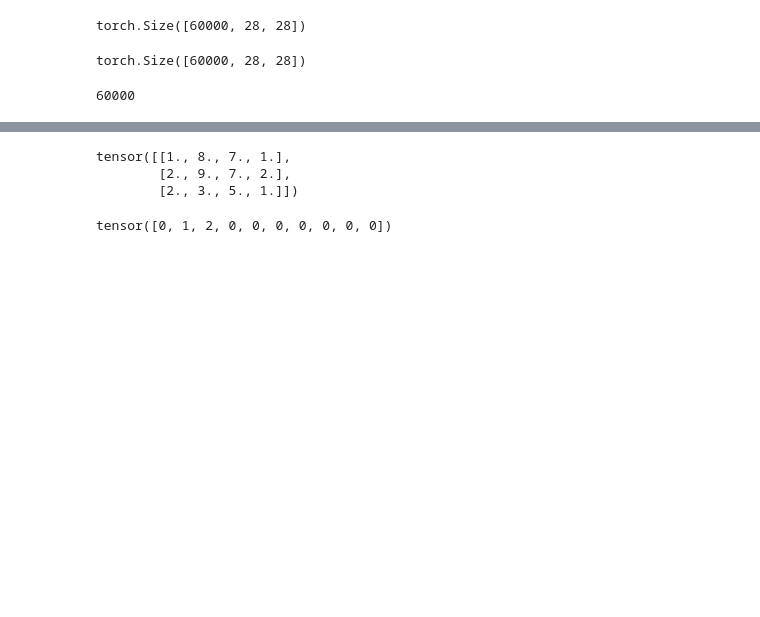
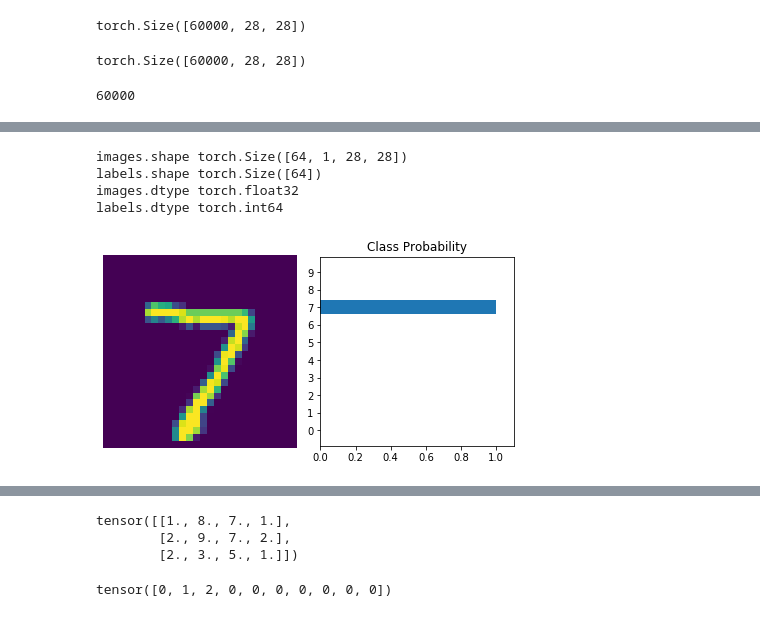
Before and after one commit to edgarinvillegas/private-ai, a Jupyter notebook: Section 1 - Differential Privacy.ipynb, the cells around one changed output, grey strips where cells are left out. Drawn from its saved outputs; the diff is of its cells as text; code cells hidden in the pictures; blank space fills up the shorter version.

```diff
--- a/Section 1 - Differential Privacy.ipynb
+++ b/Section 1 - Differential Privacy.ipynb
@@ -812,14 +822,10 @@ Epoch: 1/1  Training Loss: 1.162  Test Loss: 0.524  Test Accuracy: 0.831
 # %%
-n_testset = 10000
-
+n_testset = len(mnist_testset)
 with torch.no_grad():
-    #m = torch.zeros(len(models), len(trainloader))
-    #m = torch.tensor([]).long()
-    m = torch.zeros(len(models), n_testset).long()
-    print(m.shape)
+    private_label_matrix = torch.zeros(len(models), n_testset).long()
     for i in range(len(models)):
         model = models[i]
         predictions = model.predict_dataset(testloader)
-        m[i] = predictions
-    print(m.shape)
+        private_label_matrix[i] = predictions
+    print(private_label_matrix.shape)
 # %% [output]
@@ -864,0 +864,12 @@ tensor([2, 9, 7, 2])
+# %%
+from torch.utils.data import TensorDataset, DataLoader
+# mnist_testset.test_data.shape
+# torch.Size([10000, 28, 28])
+
+# images = mnist_testset.test_data.float().view(10000, 1, 28, 28) / 255
+images = mnist_testset.test_data.float() / 255
+
+dataset = TensorDataset(images, dp_labels.long())
+dploader = torch.utils.data.DataLoader(dataset, batch_size=64, shuffle=False)
+dpmodel = Classifier()
+dpmodel.train_and_test(dploader, testloader, 8)
@@ -864,0 +909,26 @@ tensor([2, 9, 7, 2])
+# %%
+%matplotlib inline
+import helper
+
+images, labels = next(iter(dploader))
+print('images.shape', images.shape)
+print('labels.shape', labels.shape)
+
+print('images.dtype', images.dtype)
+print('labels.dtype', labels.dtype)
+#images = images.view(64, 1, 28, 28)
+img = images[0] #.view(1, 784)
+
+# Turn off gradients to speed up this part
+with torch.no_grad():
+    logps = model1.forward(img)
+
+# Output of the network are logits, need to take softmax for probabilities
+ps = torch.exp(logps)
+helper.view_classify(img.view(1, 28, 28), ps)
+# %% [output]
+images.shape torch.Size([64, 1, 28, 28])
+labels.shape torch.Size([64])
+images.dtype torch.float32
+labels.dtype torch.int64
+[figure, added]
```
Also changed, not shown: parts of 19 cells of this notebook, 1 other file.
